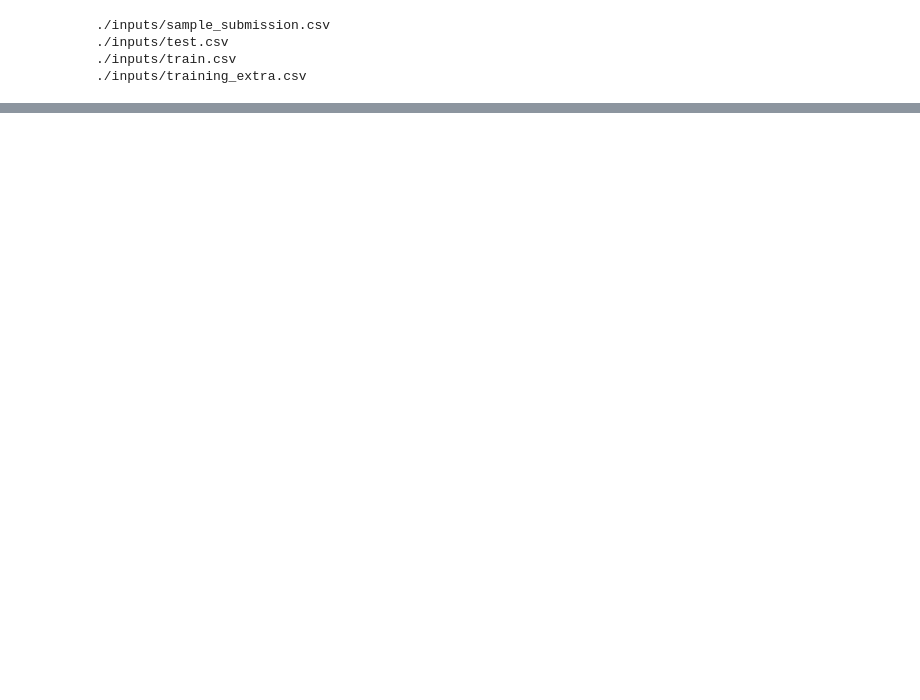
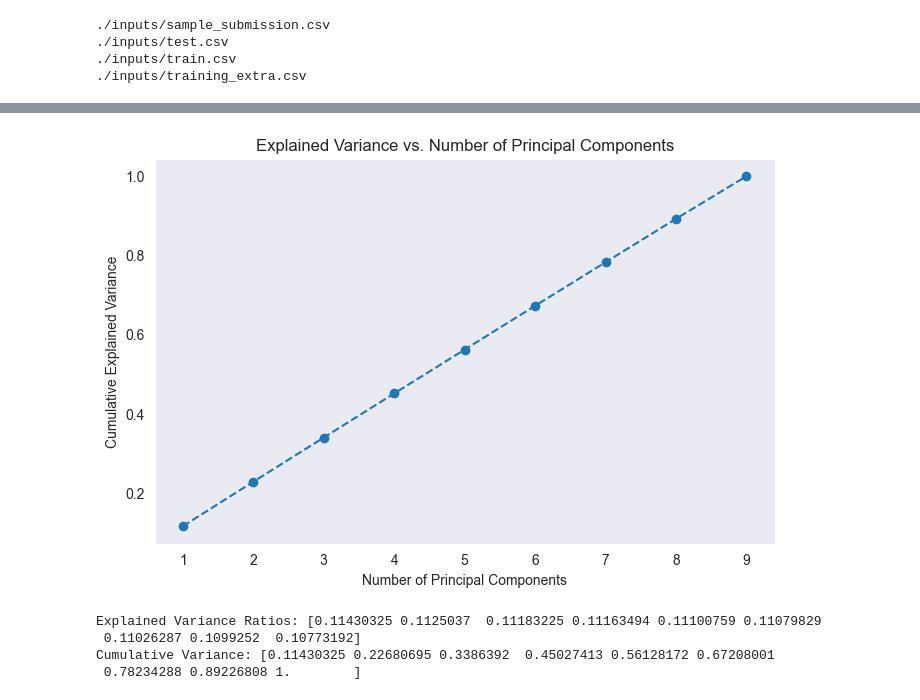
Before and after one commit to Keroshi/Kaggle-Backpack-Prediction-Challenge, a Jupyter notebook: train_extra_CBC.ipynb, the cells around one changed output, grey strips where cells are left out. Cells and saved outputs as stored; diff of their text form; code cells hidden in the pictures; blank space fills up the shorter version.

Commit message:
Modified files

```diff
--- a/train_extra_CBC.ipynb
+++ b/train_extra_CBC.ipynb
@@ -34,0 +130,6 @@ df
+# %%
+df = pd.read_csv("./modified_inputs/no_missing_training_extra.csv")
+target = df["Price"]
+df.drop("Price", axis=1, inplace=True)
+df.drop("id", axis=1, inplace=True)
+df
@@ -34,0 +150,7 @@ df
+# %%
+# Encoding the data
+for i in df:
+    if i != "Compartments" and i != "Weight Capacity (kg)":
+        df[i] = LabelEncoder().fit_transform(df[i])
+
+df
@@ -34,0 +171,6 @@ df
+# %%
+# Scaling the data
+scaler = StandardScaler()
+scaler.fit(df)
+scaled_data = scaler.transform(df)
+scaled_data
@@ -34,0 +217,27 @@ df
+# %%
+# Introducing PCA
+pca = PCA()
+pca.fit(scaled_data)
+
+# Explained variance
+explained_variance = pca.explained_variance_ratio_
+cumulative_variance = np.cumsum(explained_variance)
+
+# Plot explained variance
+plt.figure(figsize=(8, 5))
+plt.plot(range(1, len(explained_variance) + 1), cumulative_variance, marker='o', linestyle='--')
+plt.xlabel("Number of Principal Components")
+plt.ylabel("Cumulative Explained Variance")
+plt.title("Explained Variance vs. Number of Principal Components")
+plt.grid()
+plt.show()
+
+# Print explained variance ratios
+print("Explained Variance Ratios:", explained_variance)
+print("Cumulative Variance:", cumulative_variance)
+# %% [output]
+[figure, added]
+Explained Variance Ratios: [0.11430325 0.1125037  0.11183225 0.11163494 0.11100759 0.11079829
+ 0.11026287 0.1099252  0.10773192]
+Cumulative Variance: [0.11430325 0.22680695 0.3386392  0.45027413 0.56128172 0.67208001
+ 0.78234288 0.89226808 1.        ]
```
Also changed, not shown: parts of 16 cells of this notebook, 6 other files.
